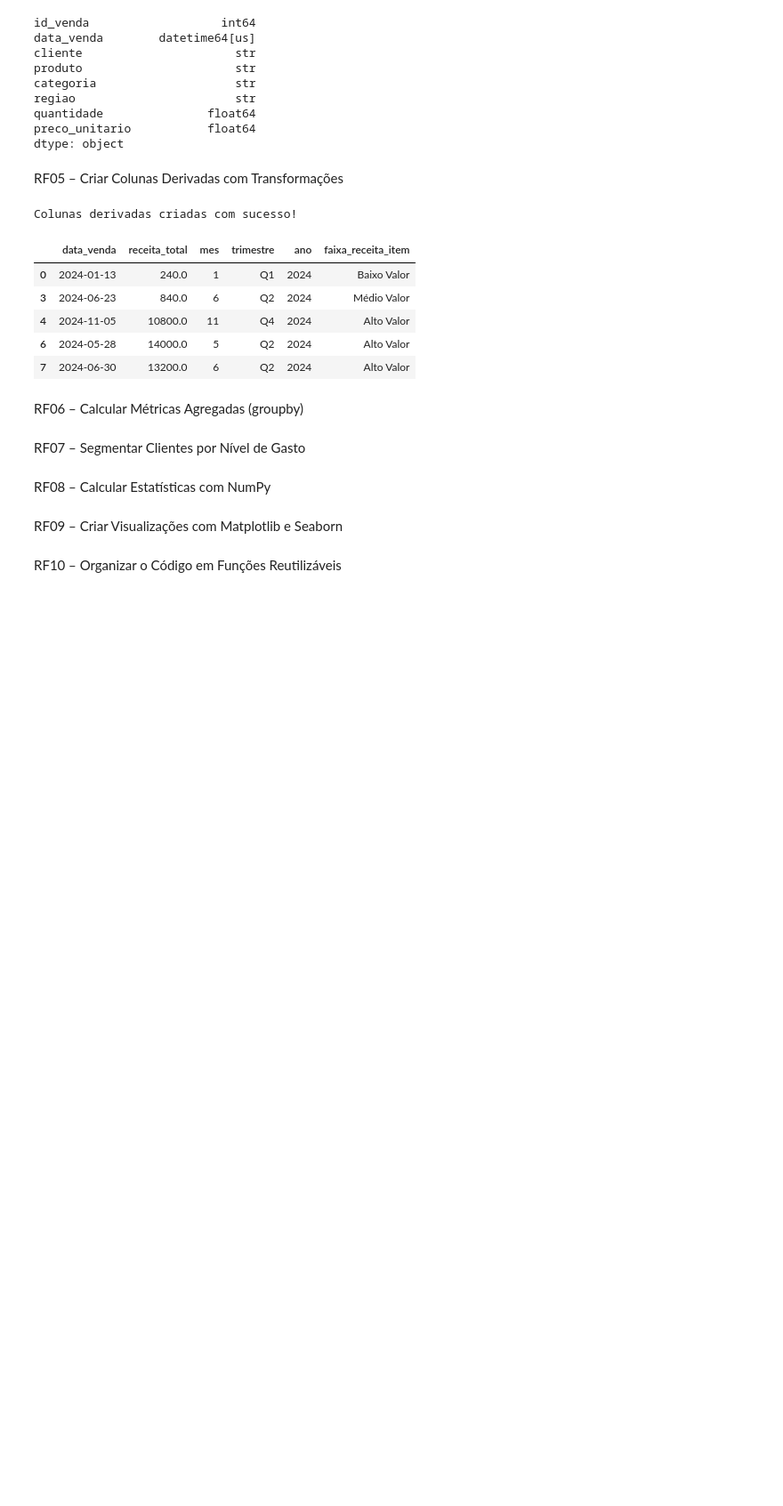
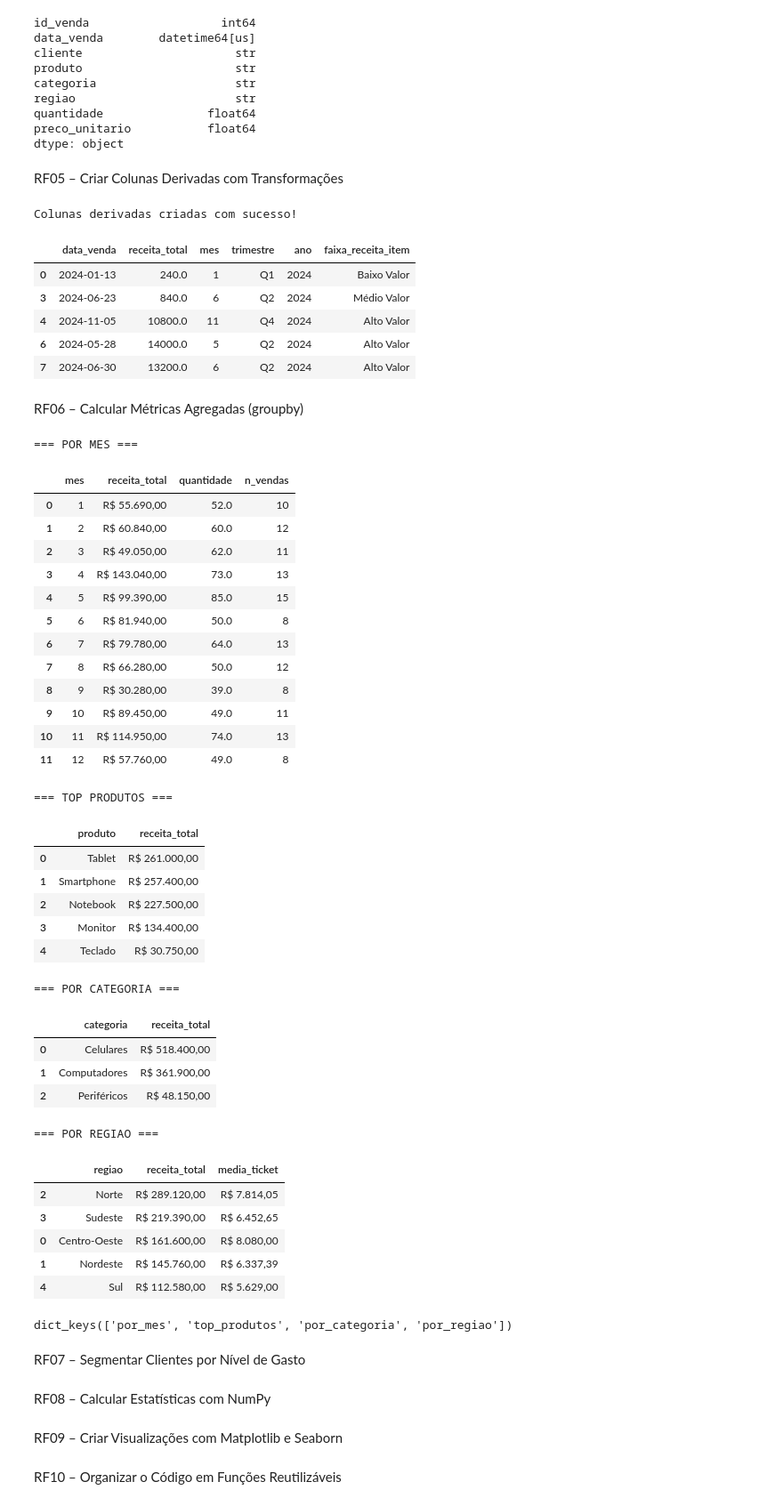
Before and after one commit to Cristina-Freitas/DataView-Exploracao-e-Analise-de-Dados-de-Vendas, a Jupyter notebook: notebooks/dataview.ipynb, the cells around one changed output. Shown at 89% size. Saved outputs shown, nothing was run; the diff lists cells and outputs as text; code cells hidden in the pictures; blank space fills up the shorter version.

```diff
--- a/notebooks/dataview.ipynb
+++ b/notebooks/dataview.ipynb
@@ -396,3 +438,59 @@ RF06 – Calcular Métricas Agregadas (groupby)
+# %%
+metricas = calcular_metricas(df_analise)
+
+for nome, tabela in metricas.items():
+    tabela_formatada = tabela.copy()
+
+    if "receita_total" in tabela_formatada.columns:
+        tabela_formatada["receita_total"] = tabela_formatada["receita_total"].map(
+            lambda valor: f"R$ {valor:,.2f}".replace(",", "X").replace(".", ",").replace("X", ".")
+        )
+
+    if "media_ticket" in tabela_formatada.columns:
+        tabela_formatada["media_ticket"] = tabela_formatada["media_ticket"].map(
+            lambda valor: f"R$ {valor:,.2f}".replace(",", "X").replace(".", ",").replace("X", ".")
+        )
+
+    print(f"\n=== {nome.upper().replace('_', ' ')} ===")
+    display(tabela_formatada)
+# %% [output]
+=== POR MES ===
+|  | mes | receita_total | quantidade | n_vendas |
+| 0 | 1 | R$ 55.690,00 | 52.0 | 10 |
+| 1 | 2 | R$ 60.840,00 | 60.0 | 12 |
+| 2 | 3 | R$ 49.050,00 | 62.0 | 11 |
+| 3 | 4 | R$ 143.040,00 | 73.0 | 13 |
+| 4 | 5 | R$ 99.390,00 | 85.0 | 15 |
+| 5 | 6 | R$ 81.940,00 | 50.0 | 8 |
+| 6 | 7 | R$ 79.780,00 | 64.0 | 13 |
+| 7 | 8 | R$ 66.280,00 | 50.0 | 12 |
+| 8 | 9 | R$ 30.280,00 | 39.0 | 8 |
+| 9 | 10 | R$ 89.450,00 | 49.0 | 11 |
+| 10 | 11 | R$ 114.950,00 | 74.0 | 13 |
+| 11 | 12 | R$ 57.760,00 | 49.0 | 8 |
+=== TOP PRODUTOS ===
+|  | produto | receita_total |
+| 0 | Tablet | R$ 261.000,00 |
+| 1 | Smartphone | R$ 257.400,00 |
+| 2 | Notebook | R$ 227.500,00 |
+| 3 | Monitor | R$ 134.400,00 |
+| 4 | Teclado | R$ 30.750,00 |
+=== POR CATEGORIA ===
+|  | categoria | receita_total |
+| 0 | Celulares | R$ 518.400,00 |
+| 1 | Computadores | R$ 361.900,00 |
+| 2 | Periféricos | R$ 48.150,00 |
+=== POR REGIAO ===
+|  | regiao | receita_total | media_ticket |
+| 2 | Norte | R$ 289.120,00 | R$ 7.814,05 |
+| 3 | Sudeste | R$ 219.390,00 | R$ 6.452,65 |
+| 0 | Centro-Oeste | R$ 161.600,00 | R$ 8.080,00 |
+| 1 | Nordeste | R$ 145.760,00 | R$ 6.337,39 |
+| 4 | Sul | R$ 112.580,00 | R$ 5.629,00 |
+# %%
+metricas.keys()
+# %% [output]
+dict_keys(['por_mes', 'top_produtos', 'por_categoria', 'por_regiao'])
 # %% [markdown]
 RF07 – Segmentar Clientes por Nível de Gasto
 # %% [markdown]
```
Also changed, not shown: parts of 1 cell of this notebook.
